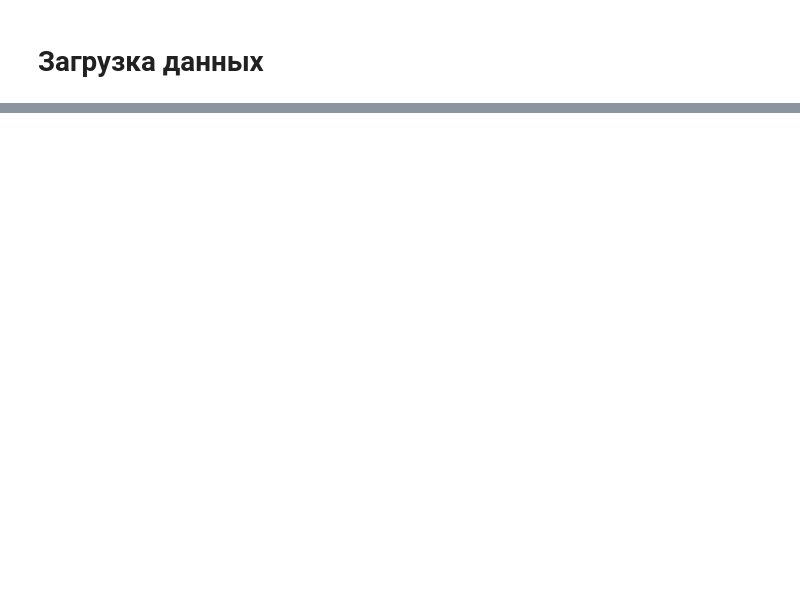
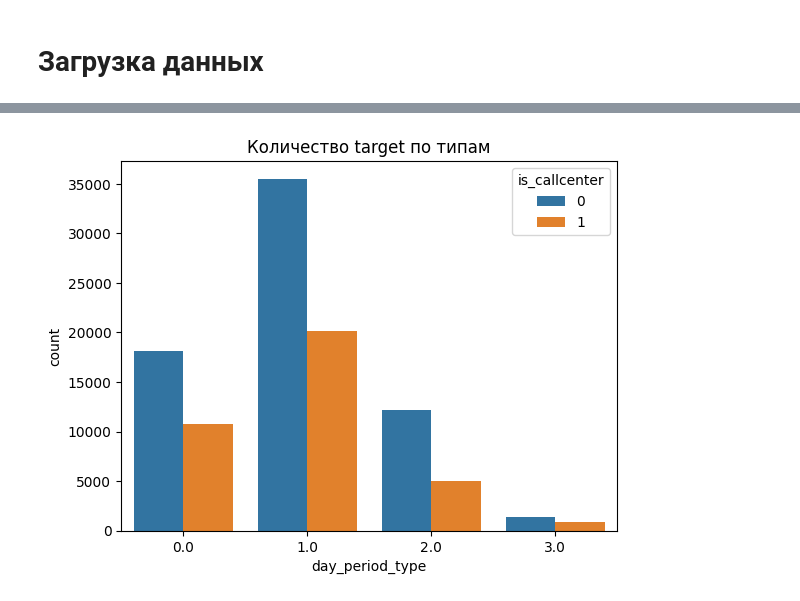
Before and after one commit to ArmJav/callcentermodel, a Jupyter notebook: prepocessing_fit.ipynb, the cells around one changed output, grey strips where cells are left out. Cells and saved outputs as stored; diff of their text form; code cells hidden in the pictures; blank space fills up the shorter version.

```diff
--- a/prepocessing_fit.ipynb
+++ b/prepocessing_fit.ipynb
@@ -96,0 +211,7 @@ session_agg
+# %%
+
+sns.countplot(x='day_period_type', hue='is_callcenter', data=X_tr)
+plt.title('Количество target по типам')
+plt.show()
+# %% [output]
+[figure, added]
```
Also changed, not shown: parts of 15 cells of this notebook.
